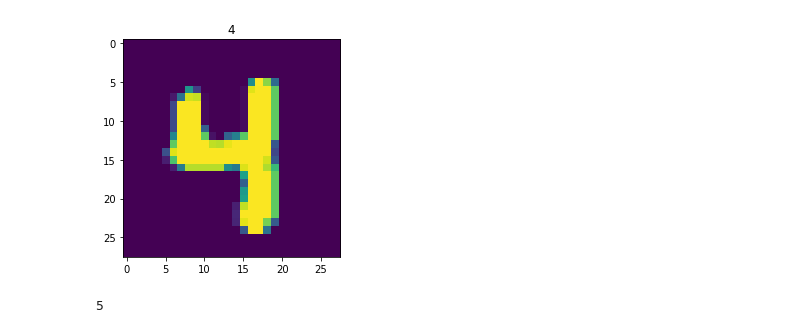
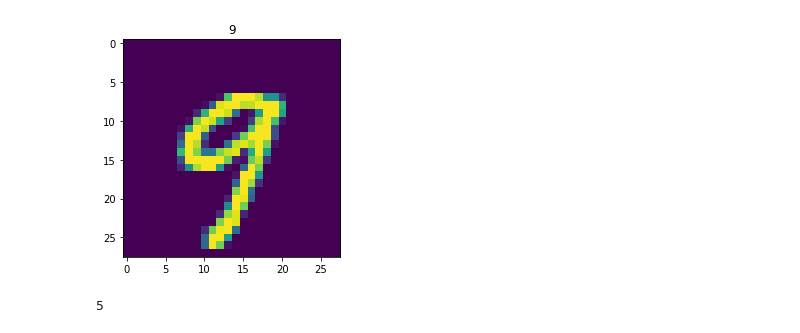
Before and after one commit to rdglpz/clasificacion_imagenes_enes, a Jupyter notebook: python_notebooks/ejemplo_reconocimiento_de_contexto.ipynb, the cells around one changed output. Cells and saved outputs as stored; diff of their text form; code cells hidden in the pictures.

```diff
--- a/python_notebooks/ejemplo_reconocimiento_de_contexto.ipynb
+++ b/python_notebooks/ejemplo_reconocimiento_de_contexto.ipynb
@@ -19,12 +19,12 @@ mnist = keras.datasets.mnist
 # %%
 "verificamos que tiene X_train"
 
-i = 58
+i = 45
 plt.imshow(X_train[i])
 plt.title(str(y_train[i]))
 plt.show()
 # %% [output]
-[figure, old version]
+[figure, new version]
 # %%
 y_train[0]
 # %% [output]
```
Also changed, not shown: parts of 1 cell of this notebook, 4 other files.
